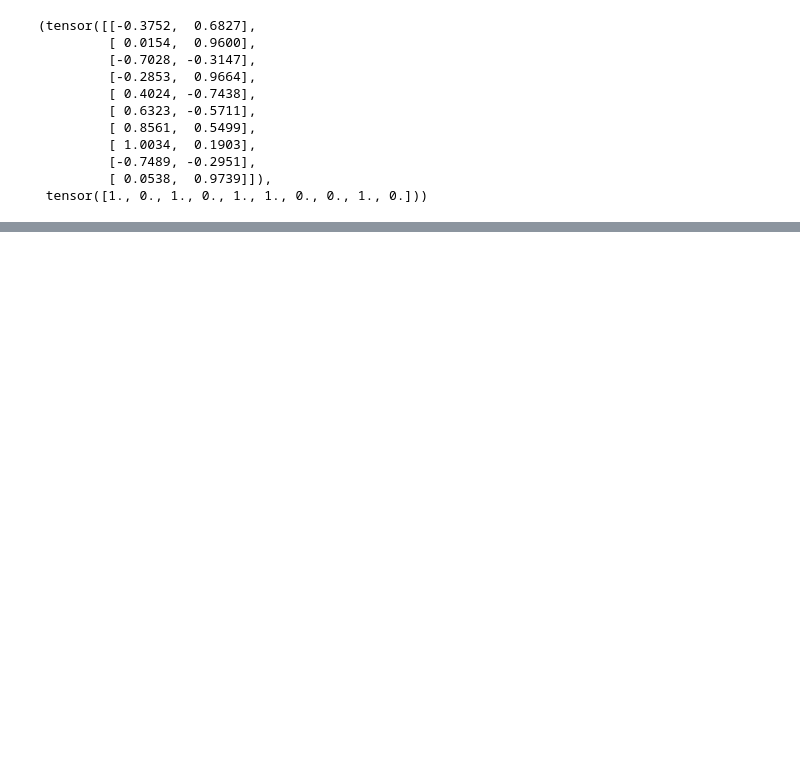
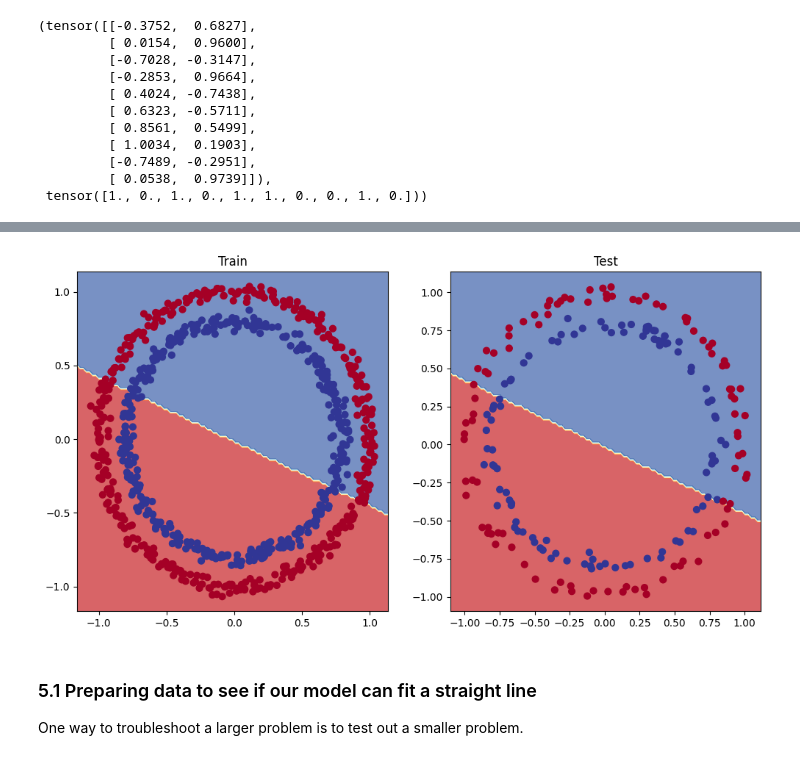
Before and after one commit to sifulsidd/AIB, a Jupyter notebook: 02_neural_network_classification.ipynb, the cells around one changed output, grey strips where cells are left out. Cells and saved outputs as stored; diff of their text form; code cells hidden in the pictures; blank space fills up the shorter version.

```diff
--- a/02_neural_network_classification.ipynb
+++ b/02_neural_network_classification.ipynb
@@ -278,0 +573,34 @@ X_test[:10], y_test[:10]
+# %%
+# Write a training and evaluation loop for model_1
+torch.manual_seed(42)
+torch.cuda.manual_seed(42)
+
+EPOCHS = 1000
+
+# Put data to target device
+X_train, y_train = X_train.to(device), y_train.to(device)
+X_test, y_test = X_test.to(device), y_test.to(device)
+
+for epoch in range(EPOCHS):
+  model_1.train()
+
+  new_y_logits = model_1(X_train).squeeze()
+  new_y_preds = torch.round(torch.sigmoid(new_y_logits))
+
+  loss = loss_fn(new_y_logits, y_train)
+  acc = accuracy_fn(y_true=y_train, y_pred=new_y_preds)
+
+  optimizer.zero_grad()
+  loss.backward() # backpropagation
+  optimizer.step() # gradient descent
+
+  ### Testing
+  model_1.eval()
+  with torch.inference_mode():
+    test_new_logits = model_1(X_test).squeeze()
+    test_y_preds = torch.round(torch.sigmoid(test_new_logits))
+    test_loss = loss_fn(test_new_logits, y_test)
+    test_acc = accuracy_fn(y_true=y_test, y_pred = test_y_preds)
+
+  if epoch % 50 == 0:
+    print(f"Epochs: {epoch} | Loss: {loss:.5f}, Acc: {acc:.2f}% | Test Loss: {test_loss:.5f}, Test acc: {test_acc:.2f}%")
@@ -278,0 +628,16 @@ X_test[:10], y_test[:10]
+# %%
+# Plot the decision boundary
+plt.figure(figsize=(12, 6))
+plt.subplot(1, 2, 1)
+plt.title("Train")
+plot_decision_boundary(model_1, X_train, y_train)
+
+plt.subplot(1, 2, 2)
+plt.title("Test")
+plot_decision_boundary(model_1, X_test, y_test)
+# %% [output]
+[figure, added]
+# %% [markdown]
+### 5.1 Preparing data to see if our model can fit a straight line
+
+One way to troubleshoot a larger problem is to test out a smaller problem.
```
Also changed, not shown: parts of 30 cells of this notebook.
